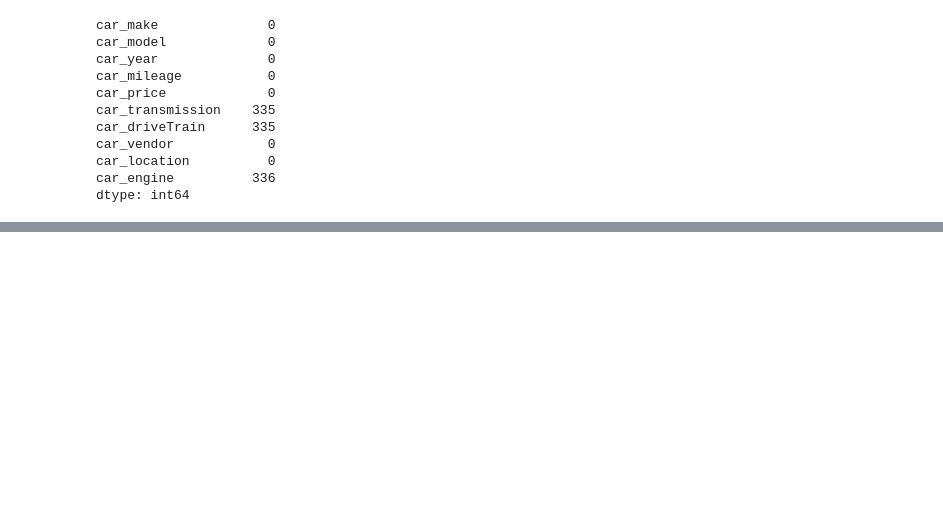
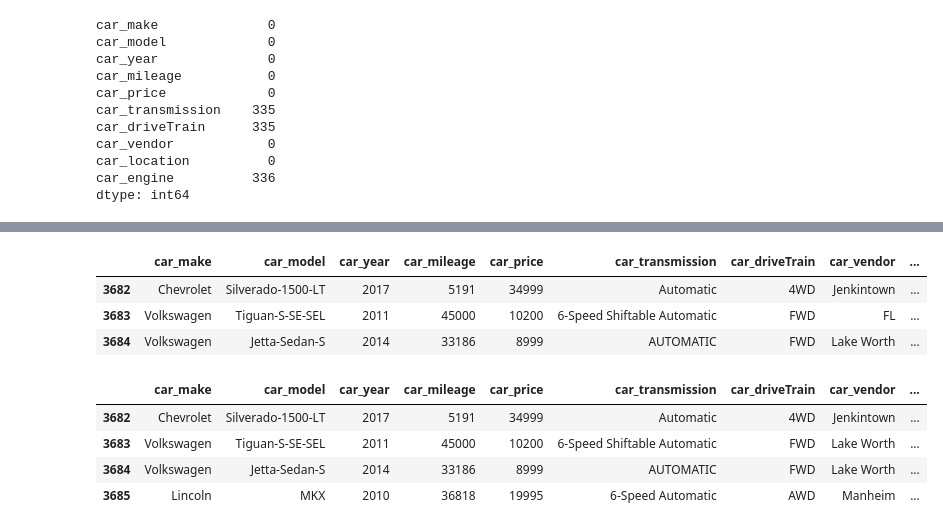
Before and after one commit to georgetown-analytics/Transit-COP, a Jupyter notebook: david/PPUCcarsoupdataset.ipynb, the cells around one changed output, grey strips where cells are left out. Cells and saved outputs as stored; diff of their text form; code cells hidden in the pictures; blank space fills up the shorter version.

```diff
--- a/david/PPUCcarsoupdataset.ipynb
+++ b/david/PPUCcarsoupdataset.ipynb
@@ -185,3 +198,22 @@ filled_cars_fix.head(10)
+# %%
+df[3680:3683]
+# %% [output]
+|  | car_make | car_model | car_year | car_mileage | car_price | car_transmission | car_driveTrain | car_vendor | ... |
+| 3682 | Chevrolet | Silverado-1500-LT | 2017 | 5191 | 34999 | Automatic | 4WD | Jenkintown | ... |
+| 3683 | Volkswagen | Tiguan-S-SE-SEL | 2011 | 45000 | 10200 | 6-Speed Shiftable Automatic | FWD | FL | ... |
+| 3684 | Volkswagen | Jetta-Sedan-S | 2014 | 33186 | 8999 | AUTOMATIC | FWD | Lake Worth | ... |
+# %%
+df.ix[3683, 7] = 'Lake Worth'
+df.ix[3683, 8] = 'FL 33461'
+df.ix[3683, 9] = '2.0L L4 SFI DOHC 16V'
+
+df[3680:3684]
+# %% [output]
+|  | car_make | car_model | car_year | car_mileage | car_price | car_transmission | car_driveTrain | car_vendor | ... |
+| 3682 | Chevrolet | Silverado-1500-LT | 2017 | 5191 | 34999 | Automatic | 4WD | Jenkintown | ... |
+| 3683 | Volkswagen | Tiguan-S-SE-SEL | 2011 | 45000 | 10200 | 6-Speed Shiftable Automatic | FWD | Lake Worth | ... |
+| 3684 | Volkswagen | Jetta-Sedan-S | 2014 | 33186 | 8999 | AUTOMATIC | FWD | Lake Worth | ... |
+| 3685 | Lincoln | MKX | 2010 | 36818 | 19995 | 6-Speed Automatic | AWD | Manheim | ... |
 # %%
 #cars_fix_wo_duplicates['car_driveTrain'].fillna('FWD').head(10)
 # %%
```
Also changed, not shown: parts of 10 cells of this notebook.
